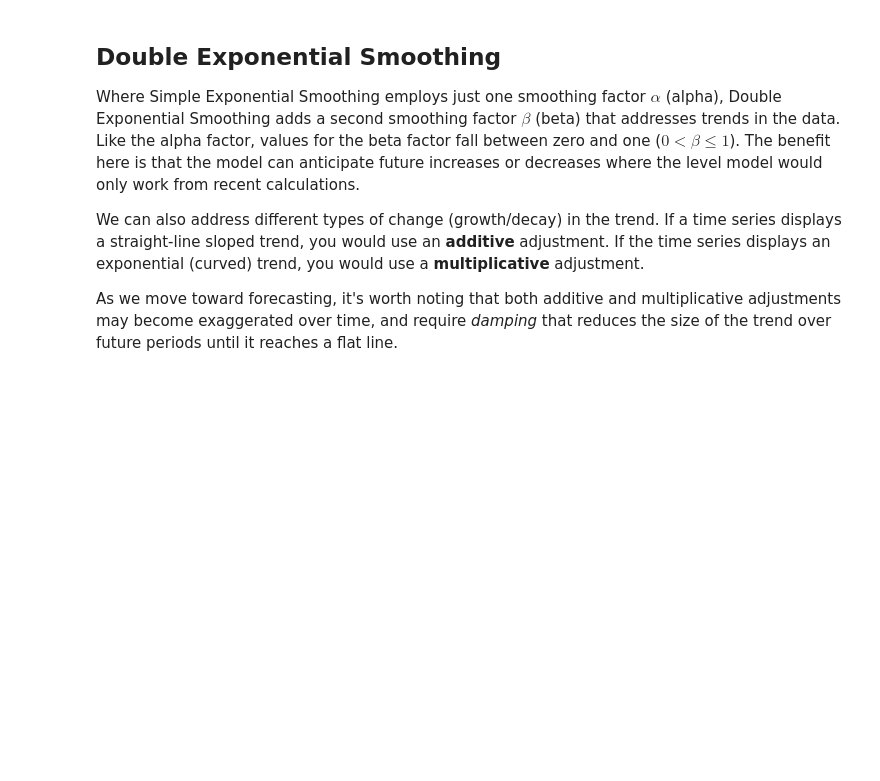
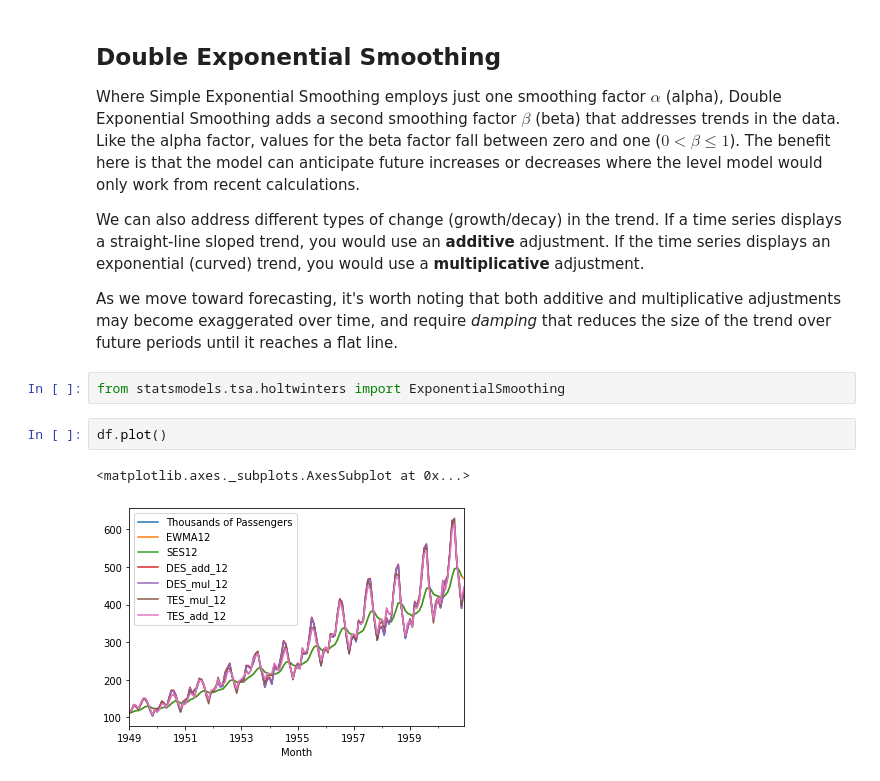
Before and after one commit to StevTobs/TimeSeries_Python, a Jupyter notebook: Time_Series_Analysis_with_Statsmodel.ipynb, the cells around one changed output. Saved outputs shown, nothing was run; the diff lists cells and outputs as text; blank space fills up the shorter version.

```diff
--- a/Time_Series_Analysis_with_Statsmodel.ipynb
+++ b/Time_Series_Analysis_with_Statsmodel.ipynb
@@ -600,3 +600,10 @@ Where Simple Exponential Smoothing employs just one smoothing factor $\alpha$ (a
 We can also address different types of change (growth/decay) in the trend. If a time series displays a straight-line sloped trend, you would use an <strong>additive</strong> adjustment. If the time series displays an exponential (curved) trend, you would use a <strong>multiplicative</strong> adjustment.
 
 As we move toward forecasting, it's worth noting that both additive and multiplicative adjustments may become exaggerated over time, and require <em>damping</em> that reduces the size of the trend over future periods until it reaches a flat line.
+# %%
+from statsmodels.tsa.holtwinters import ExponentialSmoothing
+# %%
+df.plot()
+# %% [output]
+<matplotlib.axes._subplots.AxesSubplot at 0x...>
+[figure, added]
```
Also changed, not shown: parts of 24 cells of this notebook.
